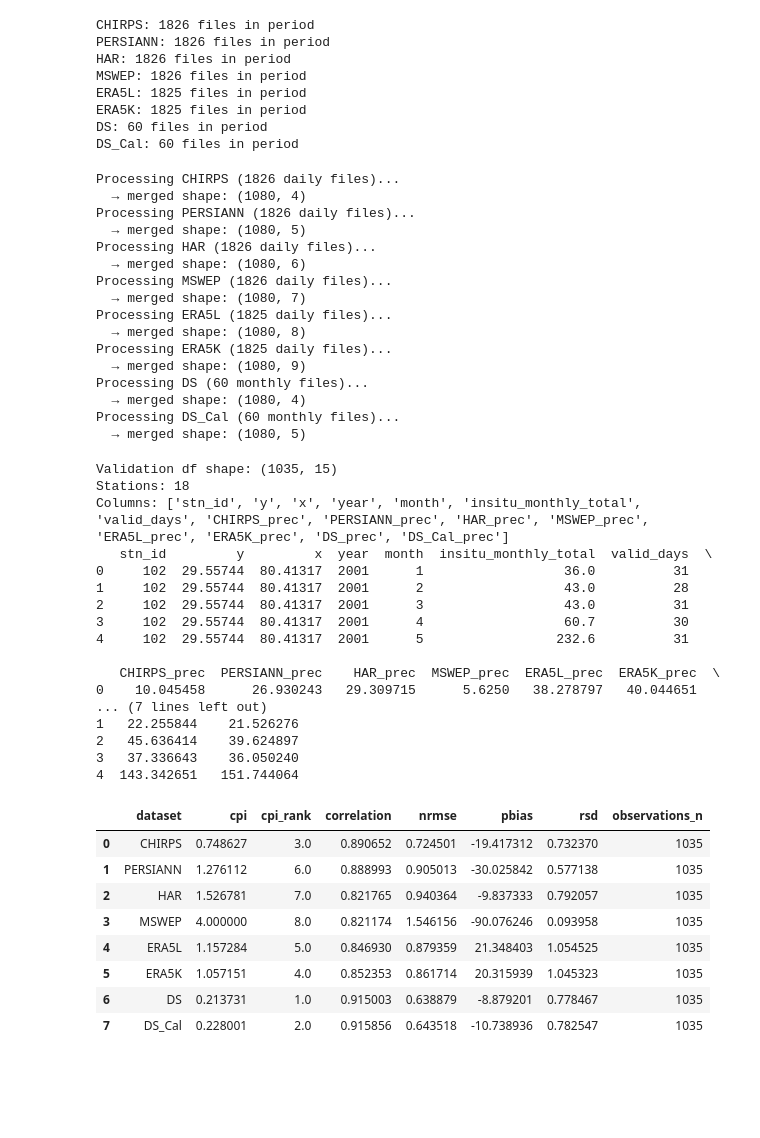
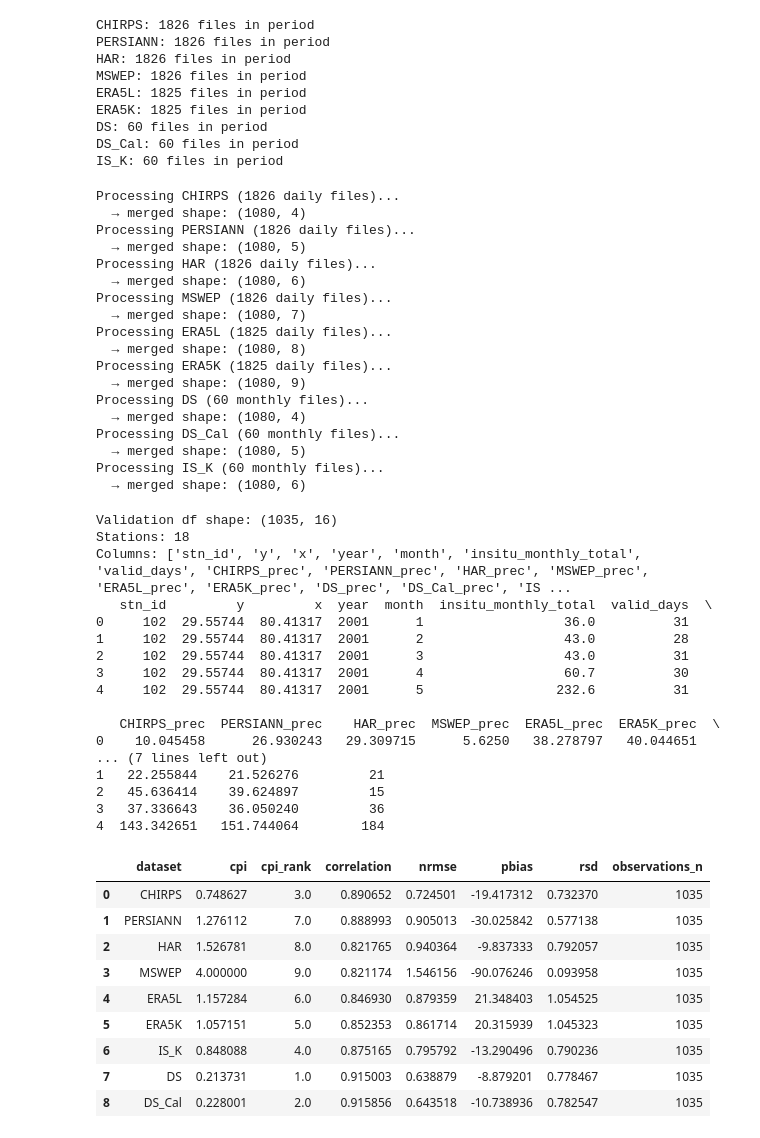
Before and after one commit to jeevankatel3-cell/Climate-Data-Nepal, a Jupyter notebook: Codes/5_1_validation_accuracy.ipynb, the cells around one changed output. Saved outputs shown, nothing was run; the diff lists cells and outputs as text; code cells hidden in the pictures; blank space fills up the shorter version.

```diff
--- a/Codes/5_2_validation_accuracy.ipynb
+++ b/Codes/5_1_validation_accuracy.ipynb
@@ -1,7 +1,4 @@
 # %%
-#LETS ADD TWO MORE datasets for comparision - era5L ordinary kriged and station ordinary kriged
-
-
 ## LIBRARIES
 import pandas as pd
 import numpy as np
@@ -23,6 +20,7 @@ har_path       = r"..\Data\Datasets\HAR_prec"
 era5l_path     = r"..\Data\Datasets\ERA5L_prec"
 ds_path        = r"..\Data\Processed\PredictedRasters\Final_rasters"
 ds_cal_path    = r"..\Data\Processed\Calibration_kriging\Calibrated_rasters"
+is_k_path = r"..\Data\Processed\Kriging_Predictors\Insitu_kriged"
 era5K_path = r"..\Data\Processed\Kriging_Predictors\Kriged_rasters"
 output_dir = r"..\Data\Processed\FinalValidation"
 os.makedirs(output_dir, exist_ok= True)
@@ -30,7 +28,7 @@ os.makedirs(output_dir, exist_ok= True)
 
 ## PARAMETERS
 daily_datasets   = ['CHIRPS', 'PERSIANN', 'HAR', 'MSWEP', 'ERA5L', 'ERA5K']
-monthly_datasets = ['DS', 'DS_Cal']
+monthly_datasets = ['DS', 'DS_Cal','IS_K']
 datasets         = daily_datasets + monthly_datasets
 
 start_year, start_month = 2001, 1
@@ -47,6 +45,7 @@ dataset_paths = {
     'ERA5K': era5K_path,
     'DS':       ds_path,
     'DS_Cal':   ds_cal_path,
+    'IS_K': is_k_path
 }
 # %%
 # %%
@@ -83,7 +82,7 @@ insitu_test_monthly  = insitu_monthly[insitu_monthly["index_no"].isin(test_ids)]
 def extract_date(filepath, dataset):
     """Parse date from filename for both daily and monthly naming conventions."""
     fname = os.path.basename(filepath)
-    if dataset in ['DS', 'DS_Cal']:
+    if dataset in ['DS', 'DS_Cal', "IS_K"]:
         # e.g. Calibrated_Raster_2001_01.tif → fname[-11:-4] = '2001_01'
         return pd.to_datetime(fname[-11:-4], format='%Y_%m')
     else:
@@ -127,6 +126,7 @@ ERA5L: 1825 files in period
 ERA5K: 1825 files in period
 DS: 60 files in period
 DS_Cal: 60 files in period
+IS_K: 60 files in period
 # %%
 # %%
 def _sample_file(file, dataset, stn_points, unique_stn):
@@ -275,6 +275,8 @@ Processing DS (60 monthly files)...
   → merged shape: (1080, 4)
 Processing DS_Cal (60 monthly files)...
   → merged shape: (1080, 5)
+Processing IS_K (60 monthly files)...
+  → merged shape: (1080, 6)
 # %%
 # %%
 # Merge daily-sourced and monthly-sourced grid data
@@ -303,9 +305,9 @@ print(df_validation.head())
 
 df_validation.to_csv(os.path.join(output_dir,r"validation_df.csv"), index= False)
 # %% [output]
-Validation df shape: (1035, 15)
+Validation df shape: (1035, 16)
 Stations: 18
-Columns: ['stn_id', 'y', 'x', 'year', 'month', 'insitu_monthly_total', 'valid_days', 'CHIRPS_prec', 'PERSIANN_prec', 'HAR_prec', 'MSWEP_prec', 'ERA5L_prec', 'ERA5K_prec', 'DS_prec', 'DS_Cal_prec']
+Columns: ['stn_id', 'y', 'x', 'year', 'month', 'insitu_monthly_total', 'valid_days', 'CHIRPS_prec', 'PERSIANN_prec', 'HAR_prec', 'MSWEP_prec', 'ERA5L_prec', 'ERA5K_prec', 'DS_prec', 'DS_Cal_prec', 'IS ...
    stn_id         y         x  year  month  insitu_monthly_total  valid_days  \
 0     102  29.55744  80.41317  2001      1                  36.0          31
 1     102  29.55744  80.41317  2001      2                  43.0          28
@@ -316,10 +318,10 @@ Columns: ['stn_id', 'y', 'x', 'year', 'month', 'insitu_monthly_total', 'valid_da
    CHIRPS_prec  PERSIANN_prec    HAR_prec  MSWEP_prec  ERA5L_prec  ERA5K_prec  \
 0    10.045458      26.930243   29.309715      5.6250   38.278797   40.044651
 ... (7 lines left out)
-1   22.255844    21.526276
-2   45.636414    39.624897
-3   37.336643    36.050240
-4  143.342651   151.744064
+1   22.255844    21.526276         21
+2   45.636414    39.624897         15
+3   37.336643    36.050240         36
+4  143.342651   151.744064        184
 # %%
 #column normalization function
 def normalize_column(col):
@@ -329,7 +331,7 @@ def normalize_column(col):
 def calculate_accuracy(dataframe_prec):
     df_accuracy = pd.DataFrame()
 
-    datasets = ['CHIRPS', 'PERSIANN', 'HAR', 'MSWEP', 'ERA5L', 'ERA5K', 'DS', 'DS_Cal']
+    datasets = ['CHIRPS', 'PERSIANN', 'HAR', 'MSWEP', 'ERA5L', 'ERA5K', 'IS_K', 'DS', 'DS_Cal']
 
     for dataset in datasets:
         dataset_accuracy = {'dataset': dataset}
@@ -370,40 +372,41 @@ def calculate_accuracy(dataframe_prec):
 
         df_dataset_accuracy = pd.DataFrame([dataset_accuracy])
         df_accuracy = pd.concat([df_accuracy, df_dataset_accuracy], ignore_index=True)
 
     #Normalization
     df_accuracy['abs_pbias'] = df_accuracy['pbias'].abs()
     df_accuracy['diff_rsd'] = (df_accuracy['rsd']-1).abs()
 
     df_accuracy_normalized = df_accuracy.copy().drop(columns=['pbias'])
 
     metrics = ['correlation', 'nrmse', 'abs_pbias', 'diff_rsd']
     for column in metrics:
         df_accuracy_normalized[column] = normalize_column(df_accuracy_normalized[column])
 
     #converting to scale of 0 to 1 (ideal to worst) - correlation & rsd needs inversion
     df_accuracy_normalized['correlation'] = 1 - df_accuracy_normalized['correlation']
 
     #get cpi for each (linear)
     df_accuracy_normalized['cpi'] = df_accuracy_normalized['correlation'] + df_accuracy_normalized['nrmse'] + df_accuracy_normalized['abs_pbias'] + df_accuracy_normalized['diff_rsd']
     df_accuracy_normalized['cpi_rank'] = df_accuracy_normalized['cpi'].rank(ascending=True)
 
     df_accuracy_final = df_accuracy_normalized[['dataset','cpi','cpi_rank']].merge(df_accuracy[['dataset','correlation','nrmse','pbias','rsd', 'observations_n']], on=['dataset'], how='inner')
     return df_accuracy_final
 
 #get daily data accuracy
 df_accuracy = calculate_accuracy(df_validation)
 df_accuracy
 # %% [output]
 |  | dataset | cpi | cpi_rank | correlation | nrmse | pbias | rsd | observations_n |
 | 0 | CHIRPS | 0.748627 | 3.0 | 0.890652 | 0.724501 | -19.417312 | 0.732370 | 1035 |
-| 1 | PERSIANN | 1.276112 | 6.0 | 0.888993 | 0.905013 | -30.025842 | 0.577138 | 1035 |
-| 2 | HAR | 1.526781 | 7.0 | 0.821765 | 0.940364 | -9.837333 | 0.792057 | 1035 |
-| 3 | MSWEP | 4.000000 | 8.0 | 0.821174 | 1.546156 | -90.076246 | 0.093958 | 1035 |
-| 4 | ERA5L | 1.157284 | 5.0 | 0.846930 | 0.879359 | 21.348403 | 1.054525 | 1035 |
-| 5 | ERA5K | 1.057151 | 4.0 | 0.852353 | 0.861714 | 20.315939 | 1.045323 | 1035 |
-| 6 | DS | 0.213731 | 1.0 | 0.915003 | 0.638879 | -8.879201 | 0.778467 | 1035 |
-| 7 | DS_Cal | 0.228001 | 2.0 | 0.915856 | 0.643518 | -10.738936 | 0.782547 | 1035 |
+| 1 | PERSIANN | 1.276112 | 7.0 | 0.888993 | 0.905013 | -30.025842 | 0.577138 | 1035 |
+| 2 | HAR | 1.526781 | 8.0 | 0.821765 | 0.940364 | -9.837333 | 0.792057 | 1035 |
+| 3 | MSWEP | 4.000000 | 9.0 | 0.821174 | 1.546156 | -90.076246 | 0.093958 | 1035 |
+| 4 | ERA5L | 1.157284 | 6.0 | 0.846930 | 0.879359 | 21.348403 | 1.054525 | 1035 |
+| 5 | ERA5K | 1.057151 | 5.0 | 0.852353 | 0.861714 | 20.315939 | 1.045323 | 1035 |
+| 6 | IS_K | 0.848088 | 4.0 | 0.875165 | 0.795792 | -13.290496 | 0.790236 | 1035 |
+| 7 | DS | 0.213731 | 1.0 | 0.915003 | 0.638879 | -8.879201 | 0.778467 | 1035 |
+| 8 | DS_Cal | 0.228001 | 2.0 | 0.915856 | 0.643518 | -10.738936 | 0.782547 | 1035 |
 # %%
 # determine the same but for training stations data
 
```
Also changed, not shown: parts of 1 cell of this notebook, 26 other files.
